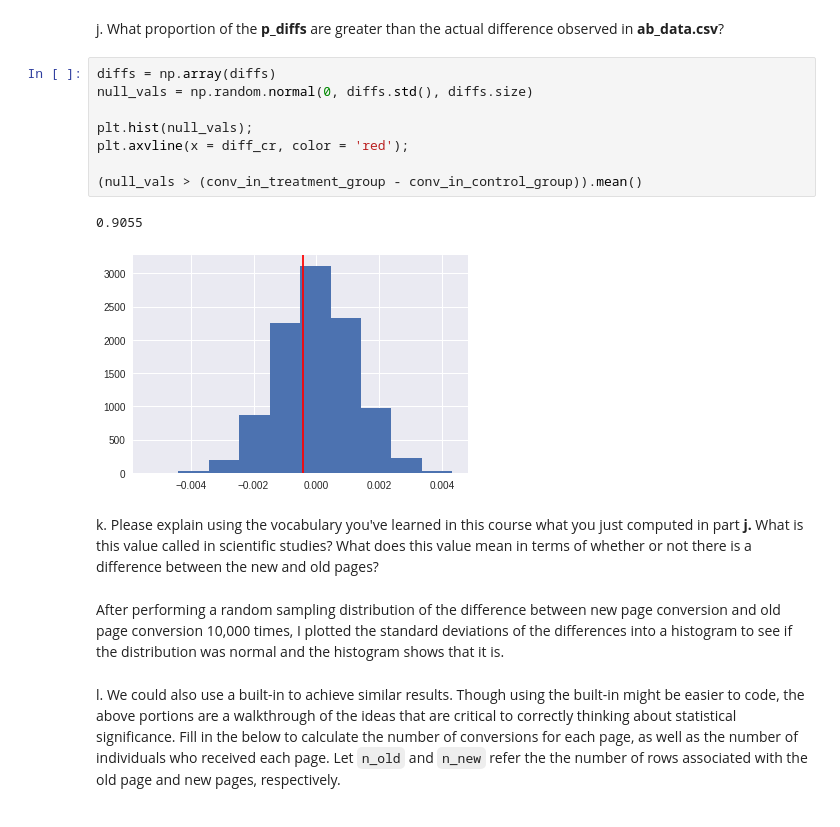
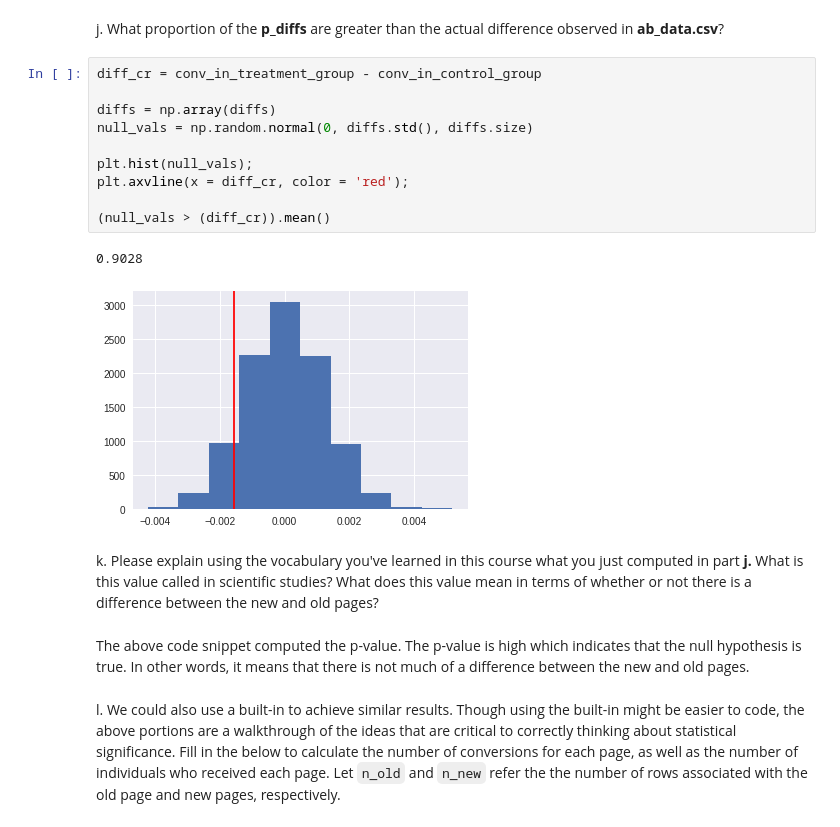
Before and after one commit to bthodla/danano, a Jupyter notebook: prj3/resubmission1/Analyze_ab_test_results_notebook.ipynb, the cells around one changed output. Cells and saved outputs as stored; diff of their text form.

```diff
--- a/prj3/resubmission1/Analyze_ab_test_results_notebook.ipynb
+++ b/prj3/resubmission1/Analyze_ab_test_results_notebook.ipynb
@@ -258,20 +257,22 @@ plt.hist(diffs);
 # %% [markdown]
 j. What proportion of the **p_diffs** are greater than the actual difference observed in **ab_data.csv**?
 # %%
+diff_cr = conv_in_treatment_group - conv_in_control_group
+
 diffs = np.array(diffs)
 null_vals = np.random.normal(0, diffs.std(), diffs.size)
 
 plt.hist(null_vals);
 plt.axvline(x = diff_cr, color = 'red');
 
-(null_vals > (conv_in_treatment_group - conv_in_control_group)).mean()
+(null_vals > (diff_cr)).mean()
 # %% [output]
-0.9055
+0.9028
-[figure, old version]
+[figure, new version]
 # %% [markdown]
 k. Please explain using the vocabulary you've learned in this course what you just computed in part **j.**  What is this value called in scientific studies?  What does this value mean in terms of whether or not there is a difference between the new and old pages?
-# %% [markdown]
-After performing a random sampling distribution of the difference between new page conversion and old page conversion 10,000 times, I plotted the standard deviations of the differences into a histogram to see if the distribution was normal and the histogram shows that it is.
+# %% [markdown]
+The above code snippet computed the p-value. The p-value is high which indicates that the null hypothesis is true. In other words, it means that there is not much of a difference between the new and old pages.
 # %% [markdown]
 l. We could also use a built-in to achieve similar results.  Though using the built-in might be easier to code, the above portions are a walkthrough of the ideas that are critical to correctly thinking about statistical significance. Fill in the below to calculate the number of conversions for each page, as well as the number of individuals who received each page. Let `n_old` and `n_new` refer the the number of rows associated with the old page and new pages, respectively.
 # %%
```
Also changed, not shown: parts of 5 cells of this notebook.
